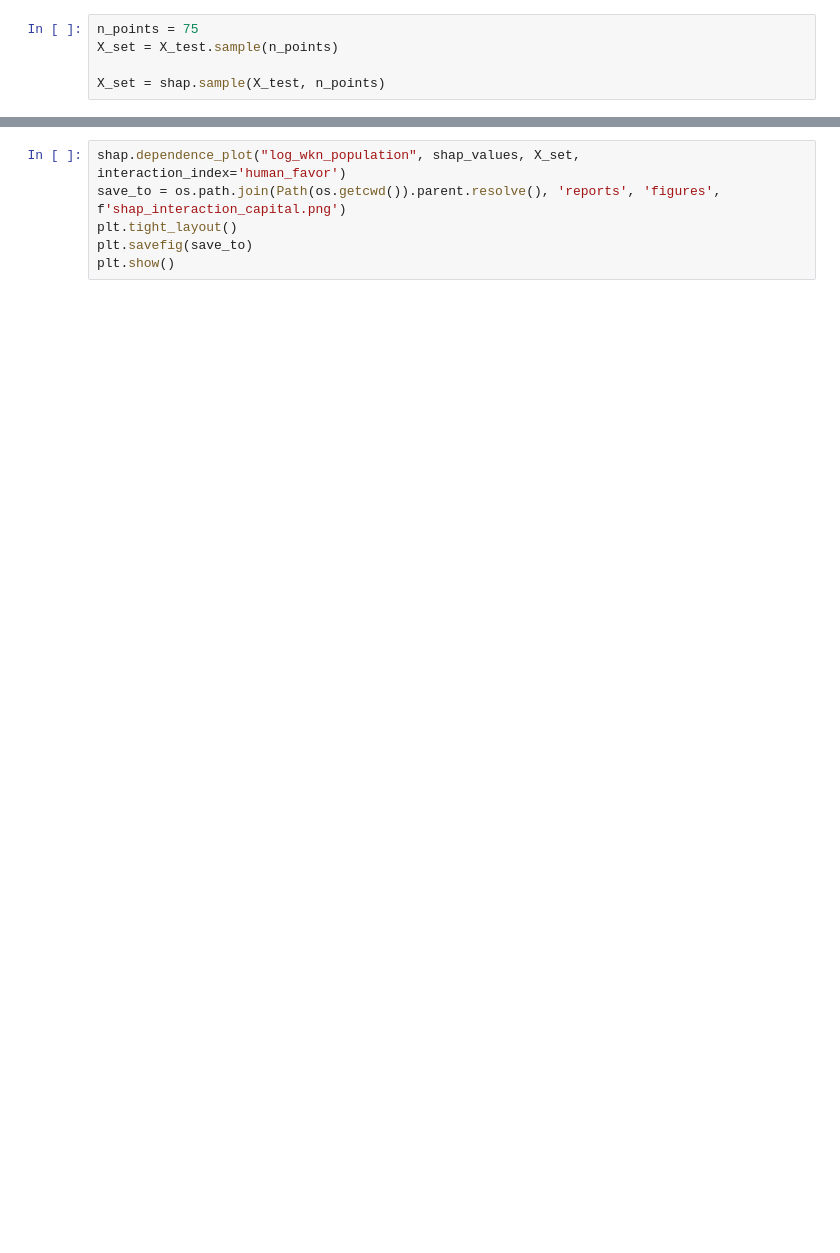
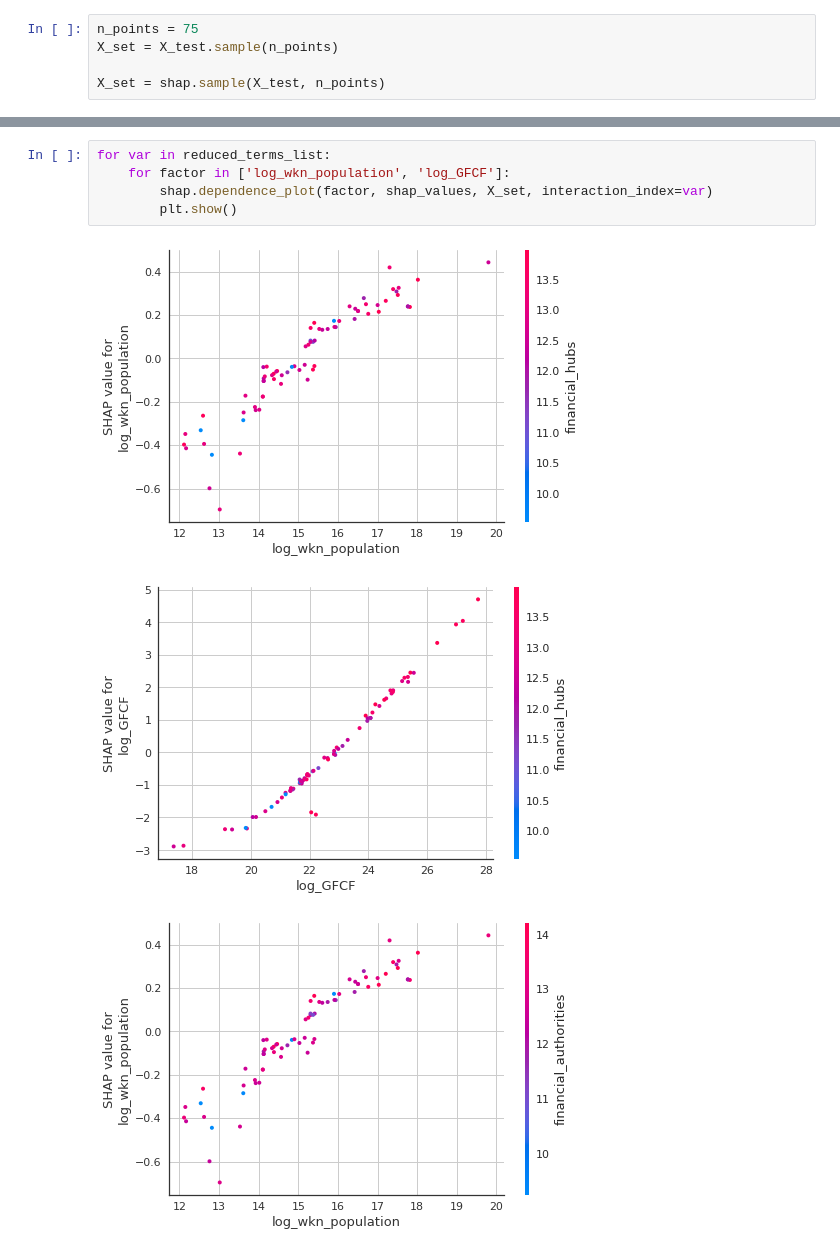
Before and after one commit to jaimeoliver1/social_capital_in_trade_networks, a Jupyter notebook: notebooks/01_02_non_linear_regression_models.ipynb, the cells around one changed output, grey strips where cells are left out. Drawn from its saved outputs; the diff is of its cells as text; blank space fills up the shorter version.

Commit message:
Pushed from Domino: https://domino.clarity.ai/u/jaime_oliver/social_capital/runs/61f111b03c81835e319b7b61

```diff
--- a/notebooks/01_02_non_linear_regression_models.ipynb
+++ b/notebooks/01_02_non_linear_regression_models.ipynb
@@ -222,6 +262,9 @@ plt.show()
-# %%
-shap.dependence_plot("log_wkn_population", shap_values, X_set, interaction_index='human_favor')
-save_to = os.path.join(Path(os.getcwd()).parent.resolve(), 'reports', 'figures', f'shap_interaction_capital.png')
-plt.tight_layout()
-plt.savefig(save_to)
-plt.show()
+# %%
+for var in reduced_terms_list:
+    for factor in ['log_wkn_population', 'log_GFCF']:
+        shap.dependence_plot(factor, shap_values, X_set, interaction_index=var)
+        plt.show()
+# %% [output]
+[figure, added]
+[figure, added]
+[figure, added]
```
Also changed, not shown: parts of 10 cells of this notebook, 5 other files.
